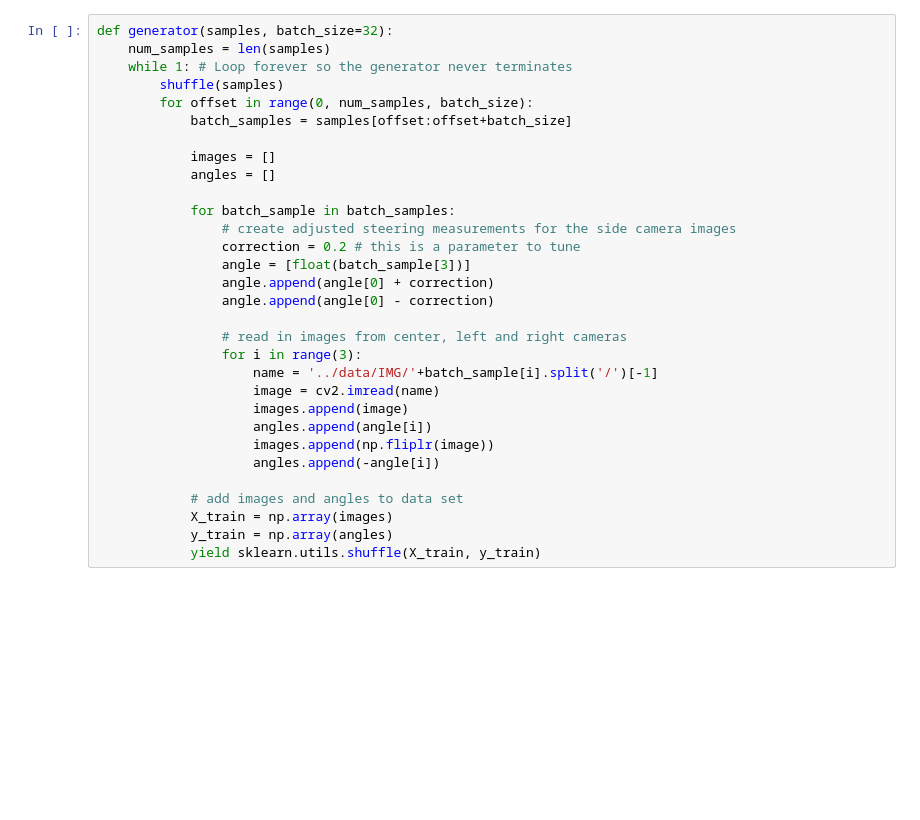
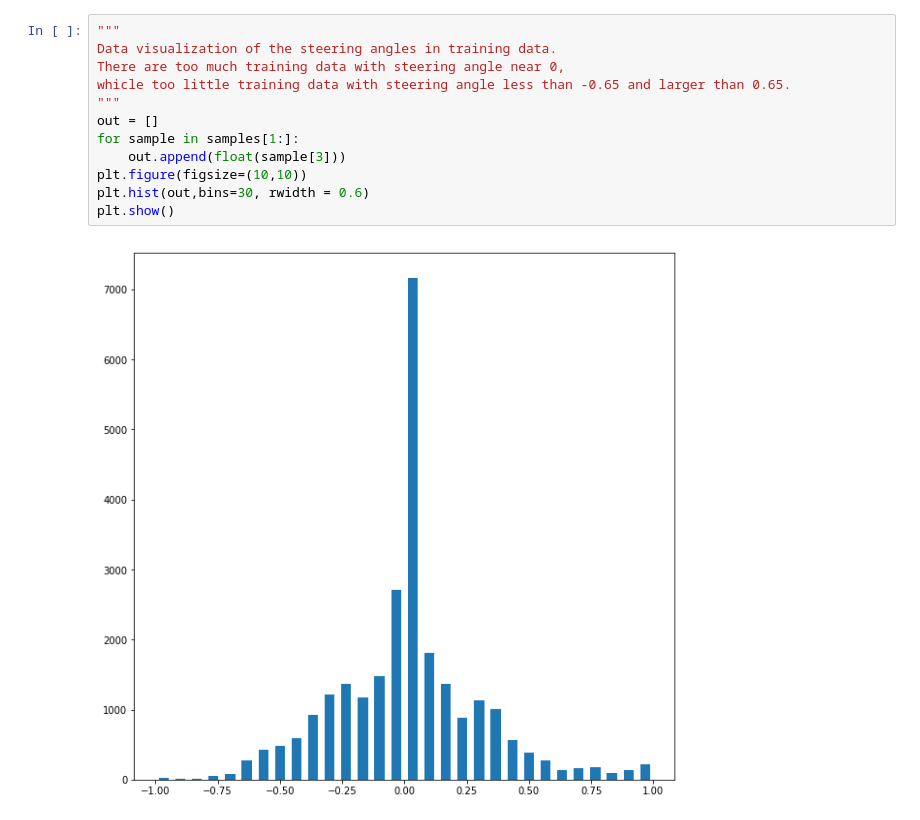
Before and after one commit to xujin1982/CarND-Behavioral-Cloning-P3, a Jupyter notebook: model.ipynb, the cells around one changed output. Drawn from its saved outputs; the diff is of its cells as text; blank space fills up the shorter version.

```diff
--- a/model.ipynb
+++ b/model.ipynb
@@ -34,31 +118,14 @@ train_samples, validation_samples = train_test_split(samples[1:], test_size=0.3)
-# %%
-def generator(samples, batch_size=32):
-    num_samples = len(samples)
-    while 1: # Loop forever so the generator never terminates
-        shuffle(samples)
-        for offset in range(0, num_samples, batch_size):
-            batch_samples = samples[offset:offset+batch_size]
-
-            images = []
-            angles = []
-
-            for batch_sample in batch_samples:
-                # create adjusted steering measurements for the side camera images
-                correction = 0.2 # this is a parameter to tune
-                angle = [float(batch_sample[3])]
-                angle.append(angle[0] + correction)
-                angle.append(angle[0] - correction)
-
-                # read in images from center, left and right cameras
-                for i in range(3):
-                    name = '../data/IMG/'+batch_sample[i].split('/')[-1]
-                    image = cv2.imread(name)
-                    images.append(image)
-                    angles.append(angle[i])
-                    images.append(np.fliplr(image))
-                    angles.append(-angle[i])
-
-            # add images and angles to data set
-            X_train = np.array(images)
-            y_train = np.array(angles)
-            yield sklearn.utils.shuffle(X_train, y_train)
+# %%
+"""
+Data visualization of the steering angles in training data.
+There are too much training data with steering angle near 0,
+whicle too little training data with steering angle less than -0.65 and larger than 0.65.
+"""
+out = []
+for sample in samples[1:]:
+    out.append(float(sample[3]))
+plt.figure(figsize=(10,10))
+plt.hist(out,bins=30, rwidth = 0.6)
+plt.show()
+# %% [output]
+[figure, added]
```
Also changed, not shown: parts of 9 cells of this notebook, 12 other files.
